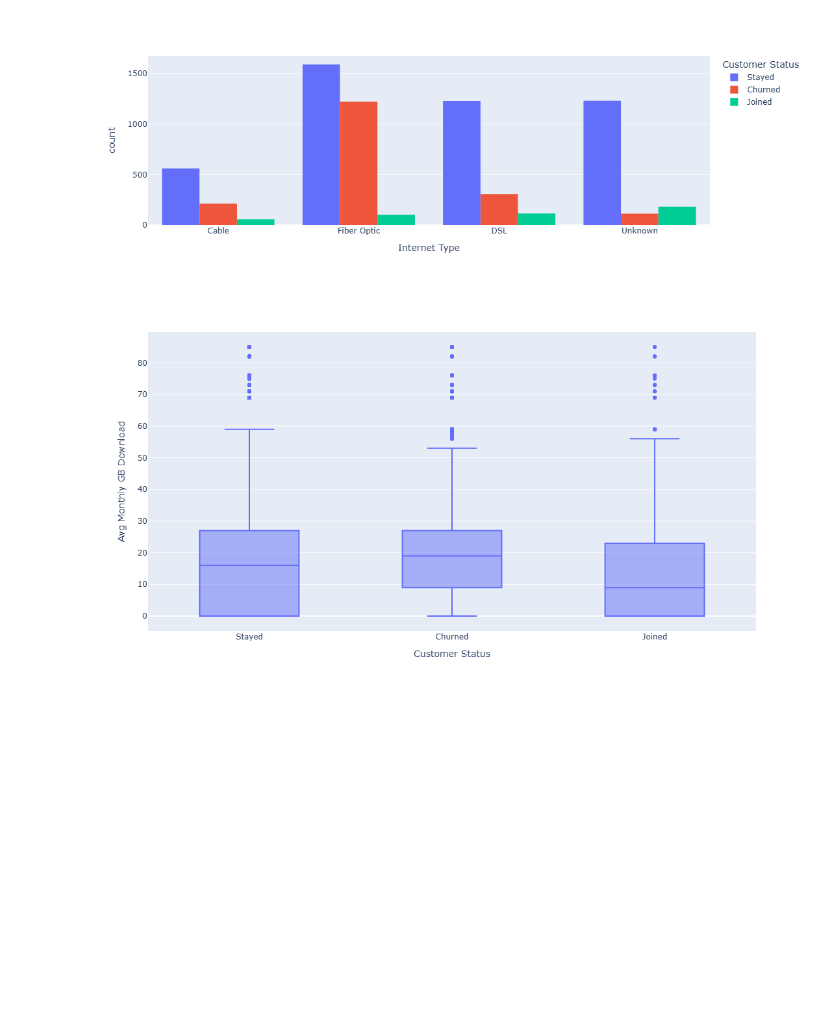
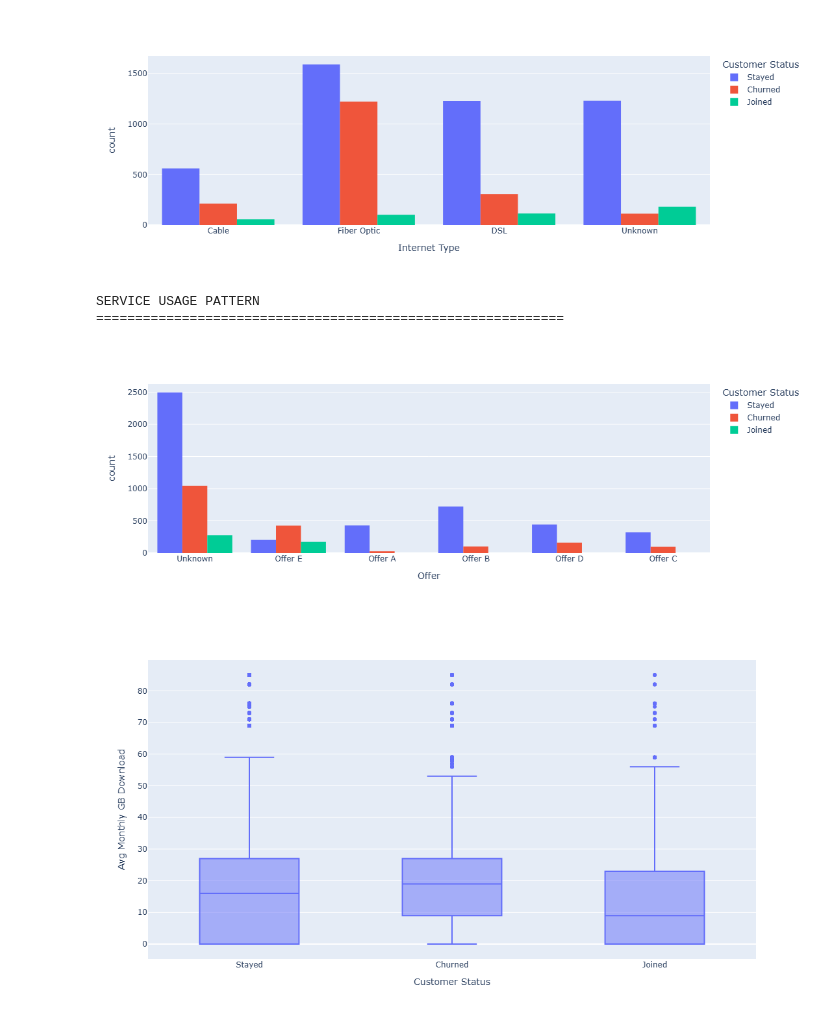
Before and after one commit to kwiver/customer_churn, a Jupyter notebook: notebooks/02_eda.ipynb, the cells around one changed output. Drawn from its saved outputs; the diff is of its cells as text; code cells hidden in the pictures; blank space fills up the shorter version.

```diff
--- a/notebooks/02_eda.ipynb
+++ b/notebooks/02_eda.ipynb
@@ -250,6 +250,23 @@ px.histogram(
 SERVICE USAGE PATTERN
 ============================================================
 [figure]
+# %%
+print("SERVICE USAGE PATTERN")
+print("=" * 60)
+
+# Internet Type vs Churn
+px.histogram(
+    df,
+    x="Offer",
+    color="Customer Status",
+    barmode="group",
+    width=800,
+    height=400
+)
+# %% [output]
+SERVICE USAGE PATTERN
+============================================================
+[figure, added]
 # %%
 # Avg Monthly GB Download vs Churn
 px.box(
```
Also changed, not shown: parts of 5 cells of this notebook, 5 other files.
